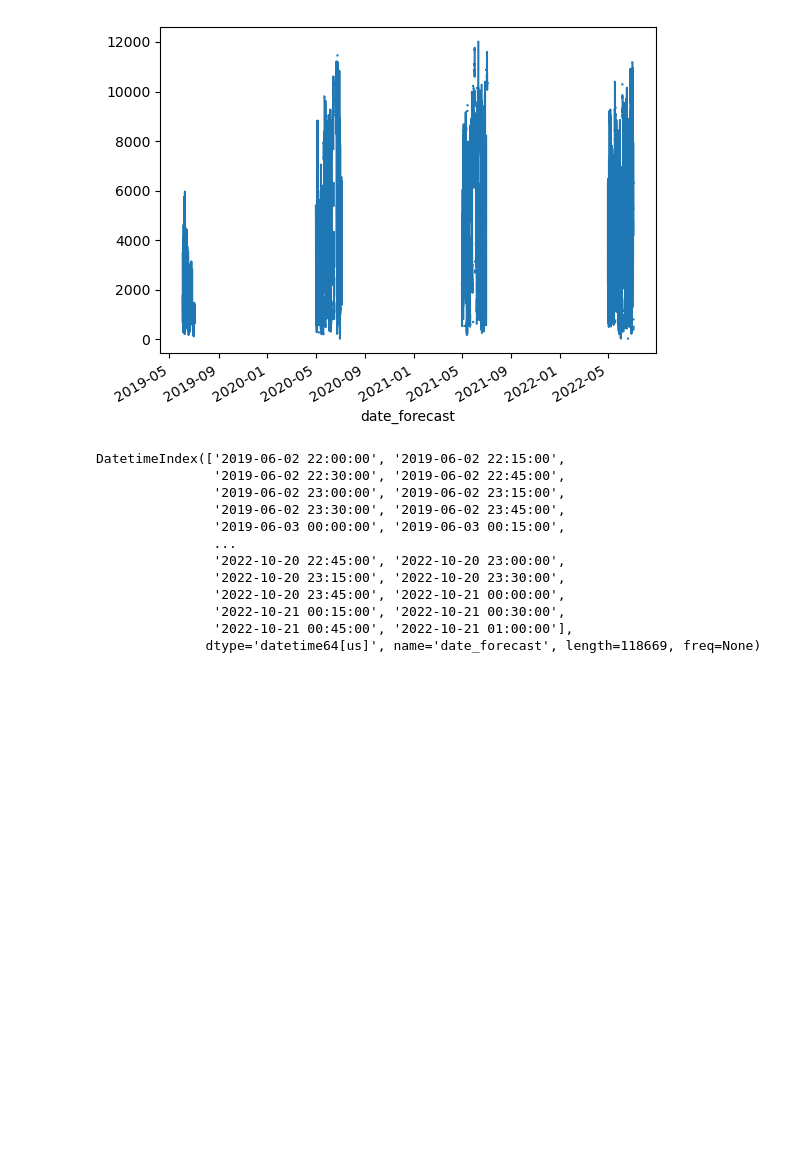
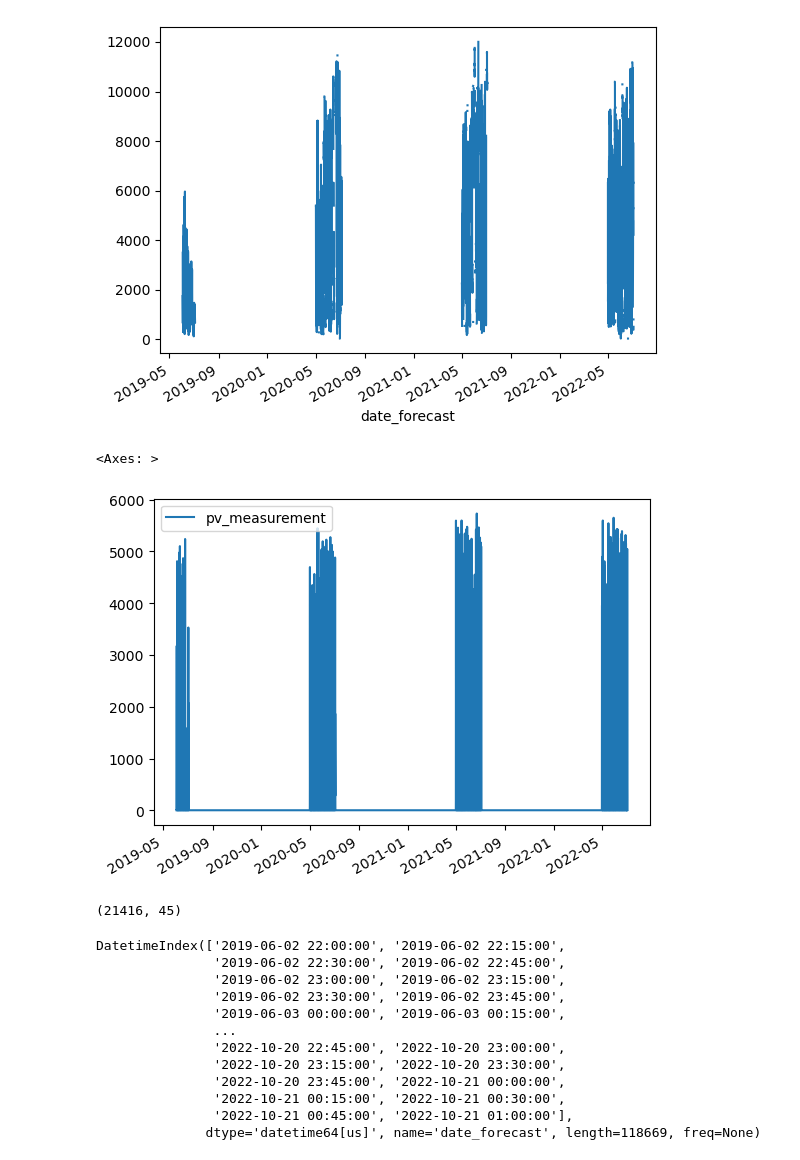
Before and after one commit to soricm/Time-Series-Forecasting-Solar-Energy-Production, a Jupyter notebook: marijan/EDA_Marijan.ipynb, the cells around one changed output. Cells and saved outputs as stored; diff of their text form; code cells hidden in the pictures; blank space fills up the shorter version.

```diff
--- a/marijan/EDA_Marijan.ipynb
+++ b/marijan/EDA_Marijan.ipynb
@@ -77,6 +77,10 @@ X_test_estimated_c.set_index('date_forecast', inplace=True)
 X_test_estimated_a.drop('date_calc', inplace=True, axis=1)
 X_test_estimated_b.drop('date_calc', inplace=True, axis=1)
 X_test_estimated_c.drop('date_calc', inplace=True, axis=1)
+# %%
+train_a.set_index('time', inplace=True)
+train_b.set_index('time', inplace=True)
+train_c.set_index('time', inplace=True)
 # %% [markdown]
 The period of train is: 2023-05-01 to 2023-07-03. Which means that we start at the beginning of may, june and stop earlier in july.
 # %%
@@ -137,4 +141,13 @@ X_train_observed_a_sping.iloc[:,2].plot()
 # %% [output]
 <Axes: xlabel='date_forecast'>
 [figure]
+# %%
+train_a.loc[A_index_spring.intersection(train_a.index)].plot()
+# %% [output]
+<Axes: >
+[figure, added]
+# %%
+X_train_observed_a_sping.shape
+# %% [output]
+(21416, 45)
 # %%
```
Also changed, not shown: parts of 3 cells of this notebook, 6 other files.
